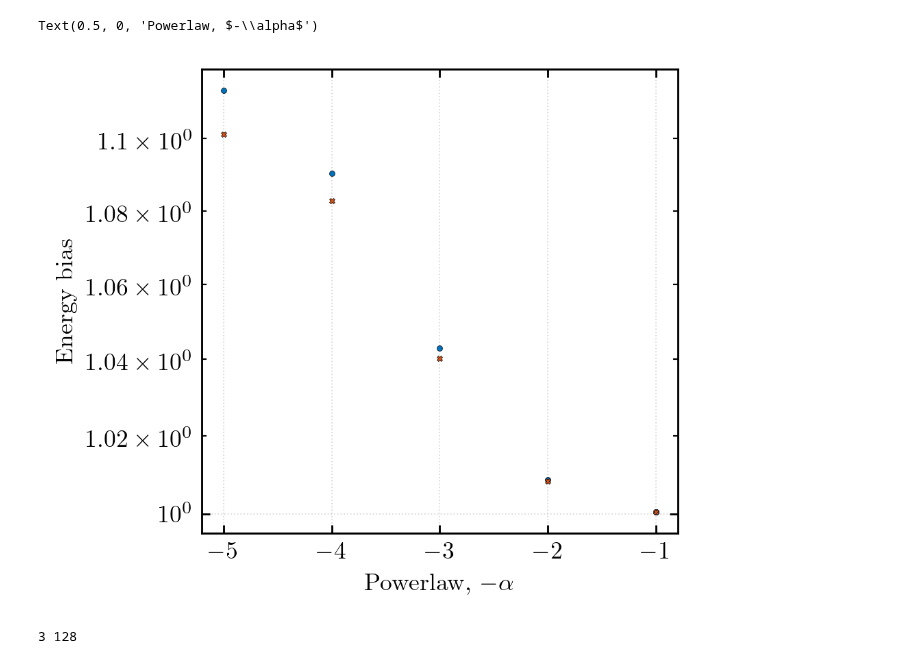
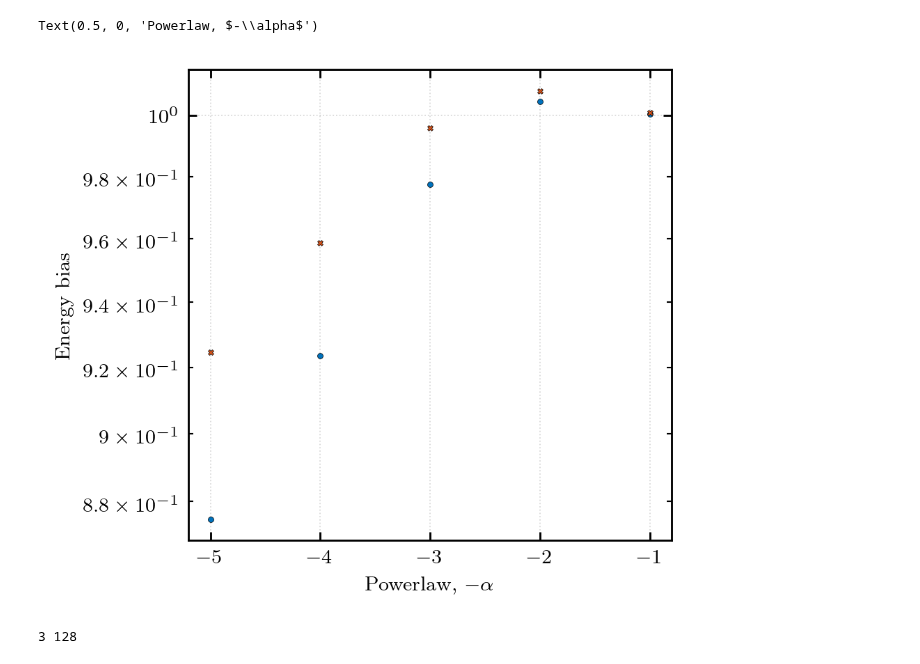
Before and after one commit to mab68/Kea, a Jupyter notebook: example_notebooks/parsevals/strfn_equiv.ipynb, the cells around one changed output. Saved outputs shown, nothing was run; the diff lists cells and outputs as text; code cells hidden in the pictures.

```diff
--- a/example_notebooks/parsevals/strfn_equiv.ipynb
+++ b/example_notebooks/parsevals/strfn_equiv.ipynb
@@ -41,7 +41,7 @@ BREAK2 = 50 * dk
 fields = []
 for a in alphas:
     #fields.append(fbm.create_fbm(grid_dims, phys_dims, (a,), (1.,)))
-    fields.append(fbm.create_fbm(grid_dims, phys_dims, (a,), gfunc='pow_exp', func_kwargs={'breaks': (BREAK1, BREAK2)}))
+    fields.append(fbm.create_fbm(grid_dims, phys_dims, (a,), gfunc='pure_pow'))
 energies = []
 for f in fields:
     energies.append(moments.var(f, lenn=phys_dims))
@@ -73,34 +73,34 @@ for i, f in enumerate(fields):
         min_bin=dx, bin_loc='center')
 
     bin_sfs.append((bin_l, bin_sf, w))
 
     idxs = list(itertools.product([N, N//3]))
 
     idx = [n for n in grid_dims]
     idx[0] = N//3
     e_parsevals1 = sf[tuple(idx)]/2.#np.nanmax(sf)/2.
 
     e_parsevals2 = bin_sf[N//3]/2.#np.nanmax(bin_sf[-1])/2.
 
     ax.scatter(alphas[i], e_parsevals1/energies[i], marker='o', s=5., color=c[0], zorder=2, linewidth=0.2, edgecolor='black')
     ax.scatter(alphas[i], e_parsevals2/energies[i], marker='X', s=5., color=c[1], zorder=2, linewidth=0.2, edgecolor='black')
 
 ax.set_yscale('log')
 #plt.ylim((9e-1, 1.1e0))
 
 ax.yaxis.set_ticks_position('both')
 ax.xaxis.set_ticks_position('both')
 ax.tick_params(axis='y', direction='in')
 ax.tick_params(axis='y', direction='in', which='minor')
 ax.tick_params(axis='x', direction='in')
 ax.tick_params(axis='x', direction='in', which='minor')
 ax.grid(linestyle=':', alpha=0.3, linewidth=0.5, color='gray')
 
 ax.set_ylabel('Energy bias')
 ax.set_xlabel('Powerlaw, $-\\alpha$')
 # %% [output]
 Text(0.5, 0, 'Powerlaw, $-\\alpha$')
-[figure, old version]
+[figure, new version]
 # %%
 idx_min = np.where(bin_sfs[0][0] < 2.*np.pi/BREAK2)[0][-1]
 idx_max = np.where(bin_sfs[0][0] > 2.*np.pi/BREAK1)[0][0]
```
Also changed, not shown: parts of 6 cells of this notebook, 12 other files.
